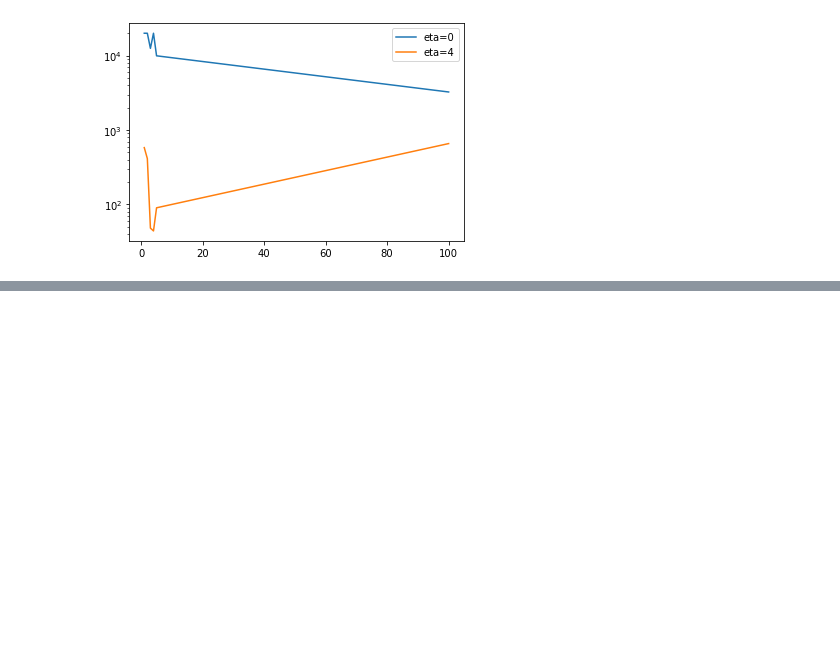
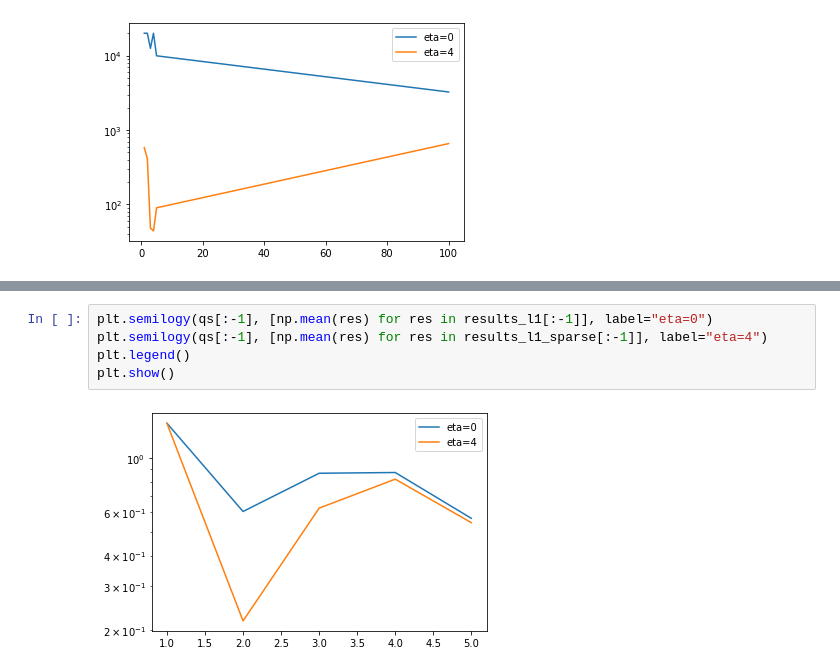
Before and after one commit to rhshi/sparse-rf, a Jupyter notebook: examples/sparsity.ipynb, the cells around one changed output, grey strips where cells are left out. Cells and saved outputs as stored; diff of their text form; blank space fills up the shorter version.

```diff
--- a/examples/sparsity.ipynb
+++ b/examples/sparsity.ipynb
@@ -109,0 +178,7 @@ plt.show()
+# %%
+plt.semilogy(qs[:-1], [np.mean(res) for res in results_l1[:-1]], label="eta=0")
+plt.semilogy(qs[:-1], [np.mean(res) for res in results_l1_sparse[:-1]], label="eta=4")
+plt.legend()
+plt.show()
+# %% [output]
+[figure, added]
```
Also changed, not shown: parts of 3 cells of this notebook.
